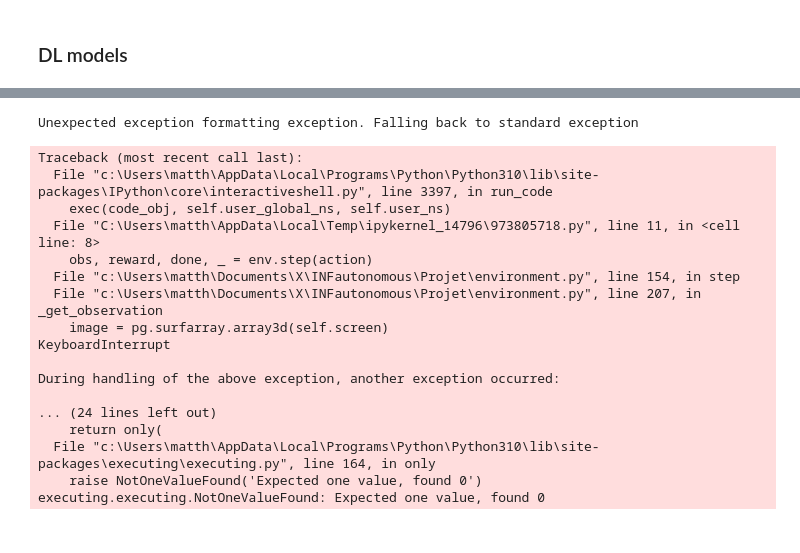
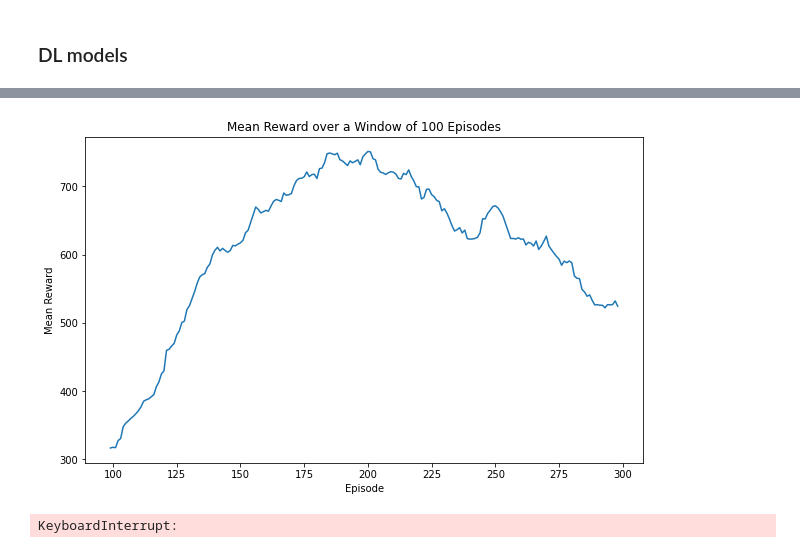
Before and after one commit to matthieuDESTRADE/CarRL, a Jupyter notebook: main.ipynb, the cells around one changed output, grey strips where cells are left out. Cells and saved outputs as stored; diff of their text form; code cells hidden in the pictures.

```diff
--- a/main.ipynb
+++ b/main.ipynb
@@ -68,7 +68,7 @@ class QNetwork(nn.Module):
         self.conv3 = nn.Conv2d(in_channels=32, out_channels=64, kernel_size=3, stride=1, padding=1)
         self.relu3 = nn.LeakyReLU(0.1)
         self.pool3 = nn.MaxPool2d(kernel_size=2, stride=2)
-        self.fc1 = nn.Linear(64 * 6 * 6, 32)
+        self.fc1 = nn.Linear(64 * 5 * 5, 32)
         self.relu3 = nn.LeakyReLU(0.1)
         self.fc2 = nn.Linear(32, action_dim)
 
@@ -83,6 +83,7 @@ class QNetwork(nn.Module):
         x = self.conv3(x)
         x = self.relu3(x)
         x = self.pool3(x)
+
         x = x.reshape(x.size(0), -1)
         x = self.fc1(x)
         x = self.relu3(x)
@@ -120,12 +124,15 @@ class EpsilonGreedy:
     def __call__(self, state: np.ndarray) -> np.int64:
 
         state = obs2tensor(state)
-        if np.random.rand() > self.epsilon:
-            action = self.q_network(state).argmax(dim=1).item()
-            rdm = -1
-        else :
+        if np.max(torch.softmax(self.q_network(state),dim=0).cpu().detach().numpy())<0.3:
             action = self.env.action_space.sample()
-            rdm = 1
+        else:
+            if np.random.rand() > self.epsilon:
+                action = self.q_network(state).argmax(dim=1).item()
+                rdm = -1
+            else :
+                action = self.env.action_space.sample()
+                rdm = 1
 
         return action, rdm
 
@@ -330,12 +425,29 @@ NameError: name 'torch' is not defined
+# %%
+window_size = 100
+mean_rewards = pd.Series(episode_reward_list).rolling(window_size).mean()
+
+plt.figure(figsize=(10, 6))
+plt.plot(mean_rewards)
+plt.xlabel('Episode')
+plt.ylabel('Mean Reward')
+plt.title(f'Mean Reward over a Window of {window_size} Episodes')
+plt.show()
+# %% [output]
+[figure, added]
 # %%
+import pygame as pg
+
 # Create an instance of the custom environment
-env = CarEnv(30,evaluation=True)
+env = CarEnv(60,evaluation=True)
+
+clock = pg.time.Clock()
 
 # Example of using the environment
 obs = env.reset()
 score = 0
 
 while True:
+    clock.tick(30)
     obstensor = obs2tensor(obs)
     action = q_network(obstensor).argmax(dim=1)
     obs, reward, done, _ = env.step(action)
@@ -344,21 +456,4 @@ while True:
         break
 print(score)
 # %% [output]
-Unexpected exception formatting exception. Falling back to standard exception
+KeyboardInterrupt:
-Traceback (most recent call last):
-  File "c:\Users\matth\AppData\Local\Programs\Python\Python310\lib\site-packages\IPython\core\interactiveshell.py", line 3397, in run_code
-    exec(code_obj, self.user_global_ns, self.user_ns)
-  File "C:\Users\matth\AppData\Local\Temp\ipykernel_14796\973805718.py", line 11, in <cell line: 8>
-    obs, reward, done, _ = env.step(action)
-  File "c:\Users\matth\Documents\X\INFautonomous\Projet\environment.py", line 154, in step
-  File "c:\Users\matth\Documents\X\INFautonomous\Projet\environment.py", line 207, in _get_observation
-    image = pg.surfarray.array3d(self.screen)
-KeyboardInterrupt
-
-During handling of the above exception, another exception occurred:
-
-... (24 lines left out)
-    return only(
-  File "c:\Users\matth\AppData\Local\Programs\Python\Python310\lib\site-packages\executing\executing.py", line 164, in only
-    raise NotOneValueFound('Expected one value, found 0')
-executing.executing.NotOneValueFound: Expected one value, found 0
```
Also changed, not shown: parts of 14 cells of this notebook, 4 other files.
